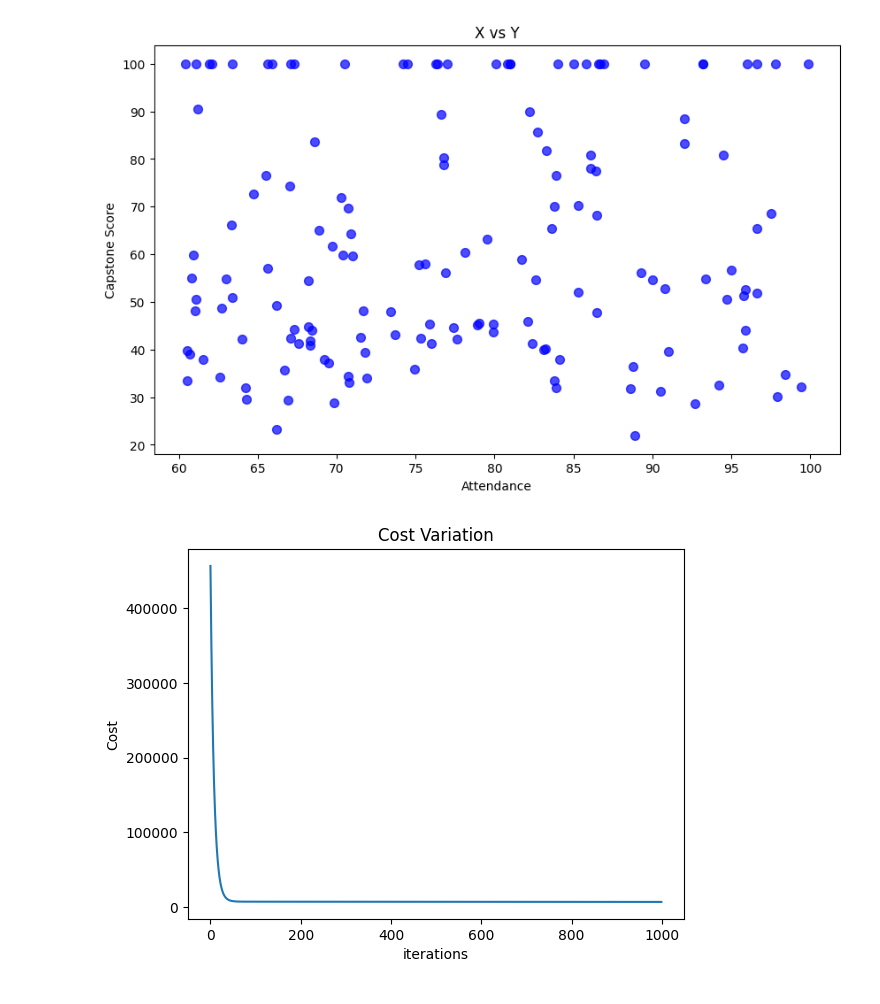
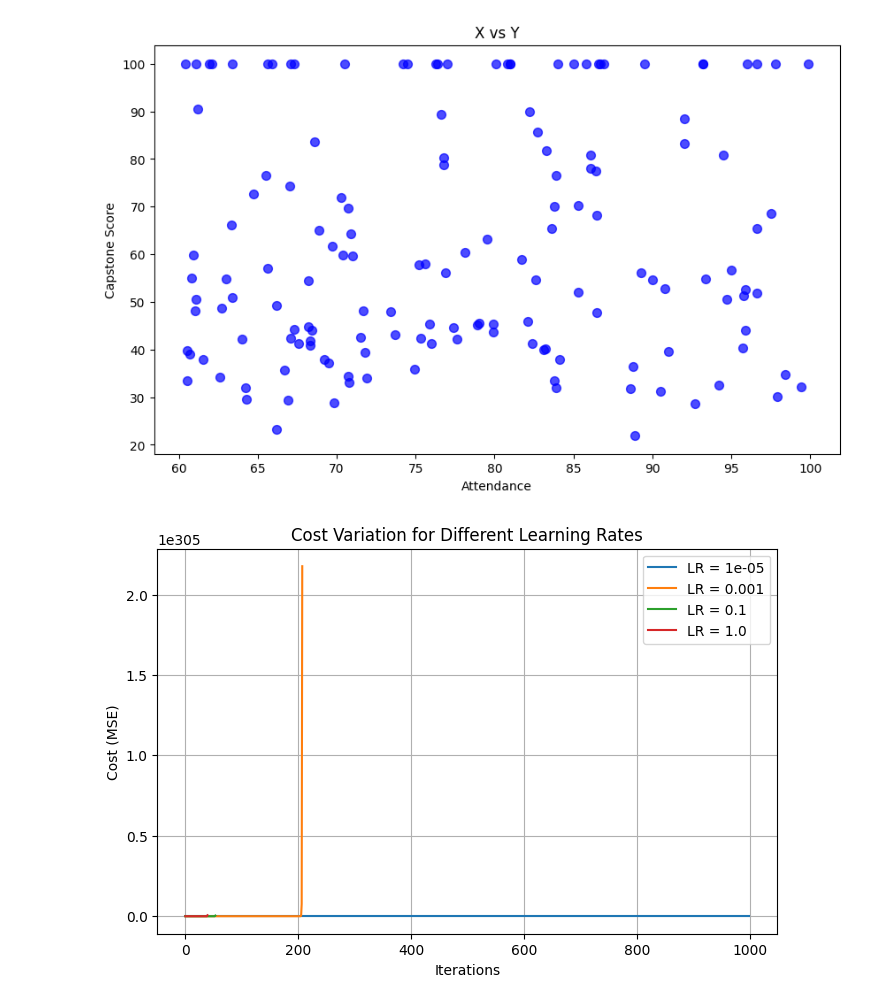
Before and after one commit to arunapb/Mini_Project_00_Aruna_Priyadarshana, a Jupyter notebook: notebooks/1_linear_regression_single_feature.ipynb, the cells around one changed output. Drawn from its saved outputs; the diff is of its cells as text; code cells hidden in the pictures.

Commit message:
Update plot graph

```diff
--- a/notebooks/1_linear_regression_single_feature.ipynb
+++ b/notebooks/1_linear_regression_single_feature.ipynb
@@ -119,13 +119,19 @@ def predict(X, beta_0, beta_1):
     value = beta_0 + beta_1 * X
     print(f'Predict value : {value}')
 # %%
-lr = 0.00001
-cost_history, beta_0, beta_1 = gradient_descent(X, Y, lr)
+learning_rates = [0.00001, 0.001, 0.1, 1.0]
 
-plt.plot(cost_history)
-plt.title("Cost Variation")
-plt.xlabel("iterations")
-plt.ylabel("Cost")
+plt.figure(figsize=(8, 5))
+
+for lr in learning_rates:
+    cost_history, beta_0, beta_1 = gradient_descent(X, Y, lr)  # Assuming your function returns in this order
+    plt.plot(cost_history, label=f"LR = {lr}")
+
+plt.title("Cost Variation for Different Learning Rates")
+plt.xlabel("Iterations")
+plt.ylabel("Cost (MSE)")
+plt.legend()
+plt.grid(True)
 plt.show()
 # %% [output]
-[figure, old version]
+[figure, new version]
```
Also changed, not shown: parts of 3 cells of this notebook.
